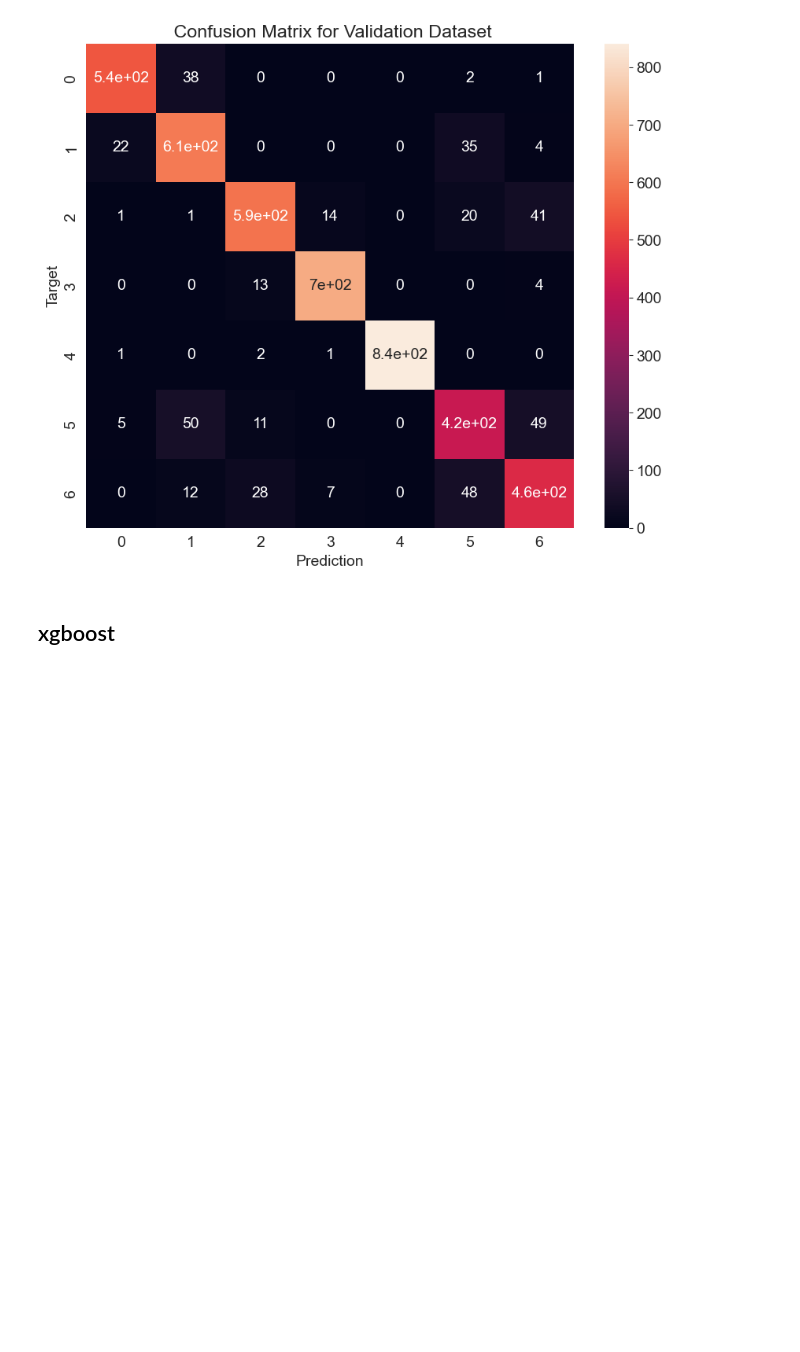
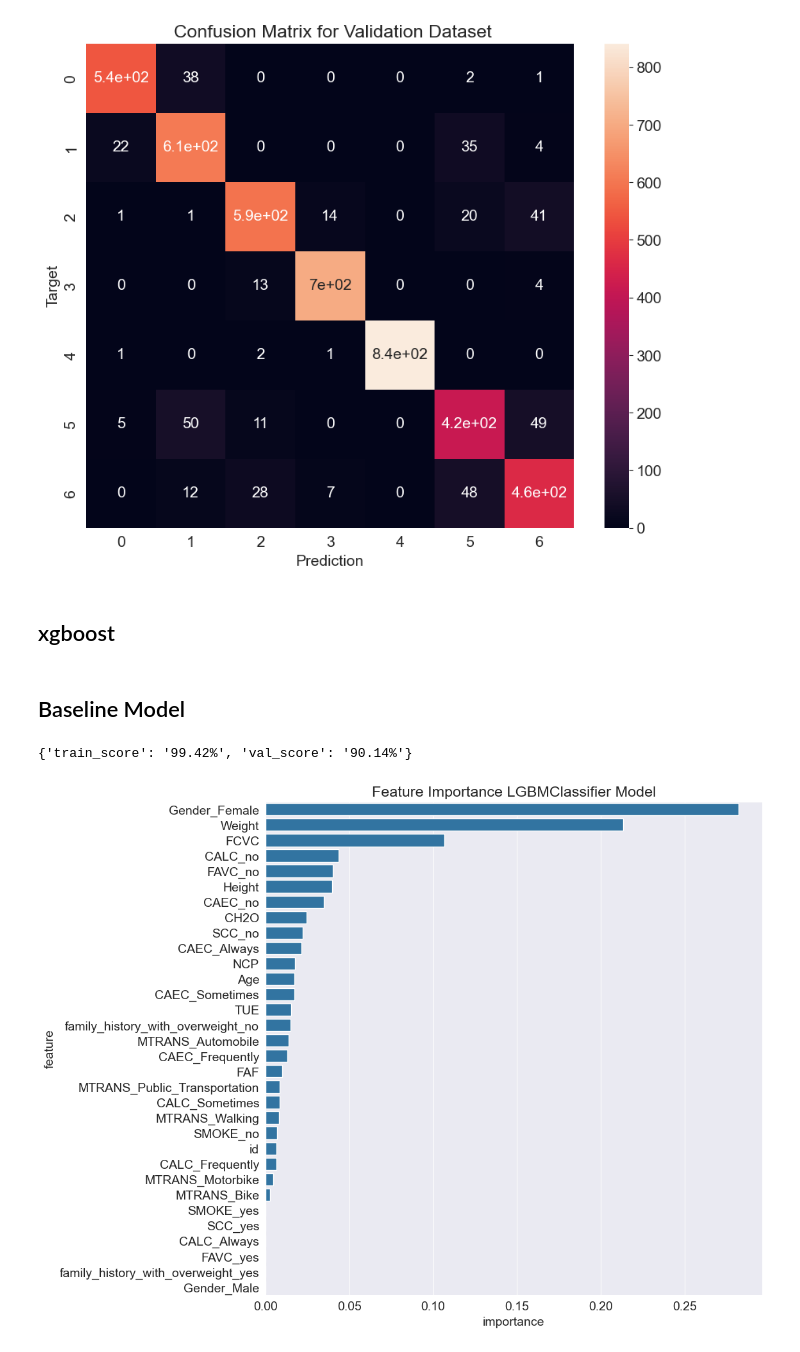
Before and after one commit to saketjha34/Python-Machine-Learning-Projects, a Jupyter notebook: Multi Class Obesity Risk Prediction/MODEL1_TRAINING_EVALUATION.ipynb, the cells around one changed output. Saved outputs shown, nothing was run; the diff lists cells and outputs as text; code cells hidden in the pictures; blank space fills up the shorter version.

```diff
--- a/Multi Class Obesity Risk Prediction/MODEL1_TRAINING_EVALUATION.ipynb
+++ b/Multi Class Obesity Risk Prediction/MODEL1_TRAINING_EVALUATION.ipynb
@@ -860,0 +898,11 @@ plt.show()
+# %% [markdown]
+## Baseline Model
+# %%
+evalmodel(XGBClassifier)
+# %% [output]
+{'train_score': '99.42%', 'val_score': '90.14%'}
+# %%
+model = XGBClassifier().fit(X_train,train_targets)
+plot_importance_df('LGBMClassifier',model.feature_importances_)
+# %% [output]
+[figure, added]
```
Also changed, not shown: parts of 24 cells of this notebook, 2 other files.
